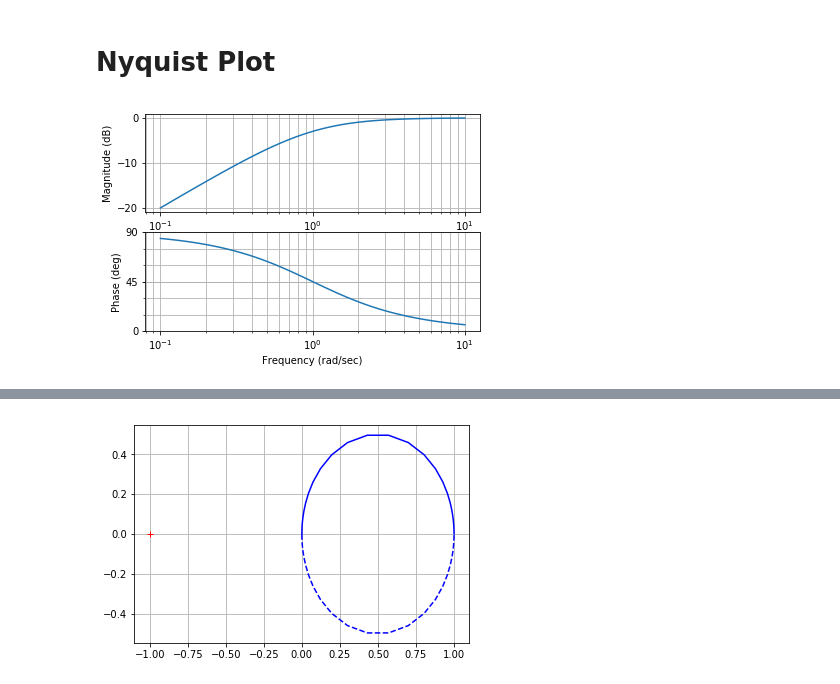
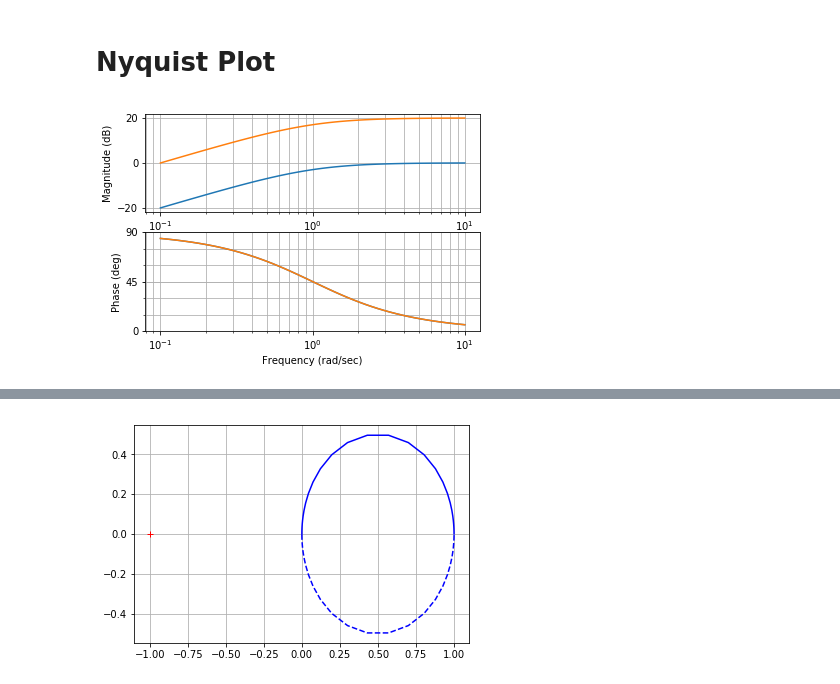
Before and after one commit to jgoppert/aae364_notebook, a Jupyter notebook: Nyquist.ipynb, the cells around one changed output, grey strips where cells are left out. Saved outputs shown, nothing was run; the diff lists cells and outputs as text; code cells hidden in the pictures.

```diff
--- a/Nyquist.ipynb
+++ b/Nyquist.ipynb
@@ -8,6 +8,7 @@ import matplotlib.pyplot as plt
 s = control.tf([1, 0], [0, 1])
 # %%
 G = s/(s+1)
-control.bode(G, dB=True);
+G2 = 10*s/(s+1)
+control.bode([G, G2], dB=True);
 # %% [output]
-[figure, old version]
+[figure, new version]
```
Also changed, not shown: parts of 8 cells of this notebook, 3 other files.
